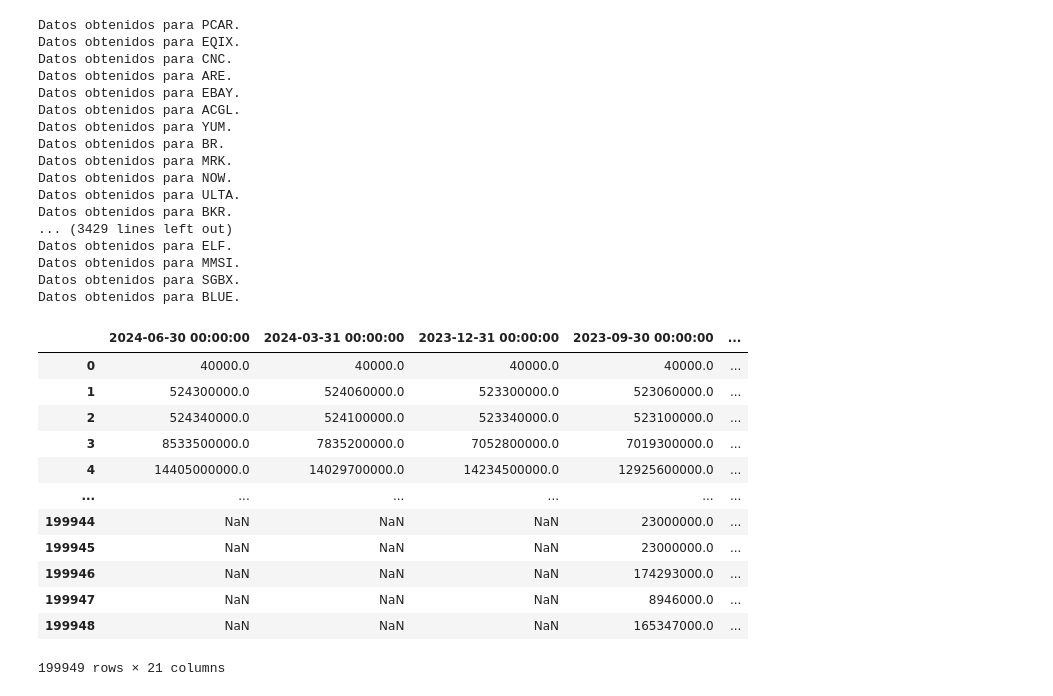
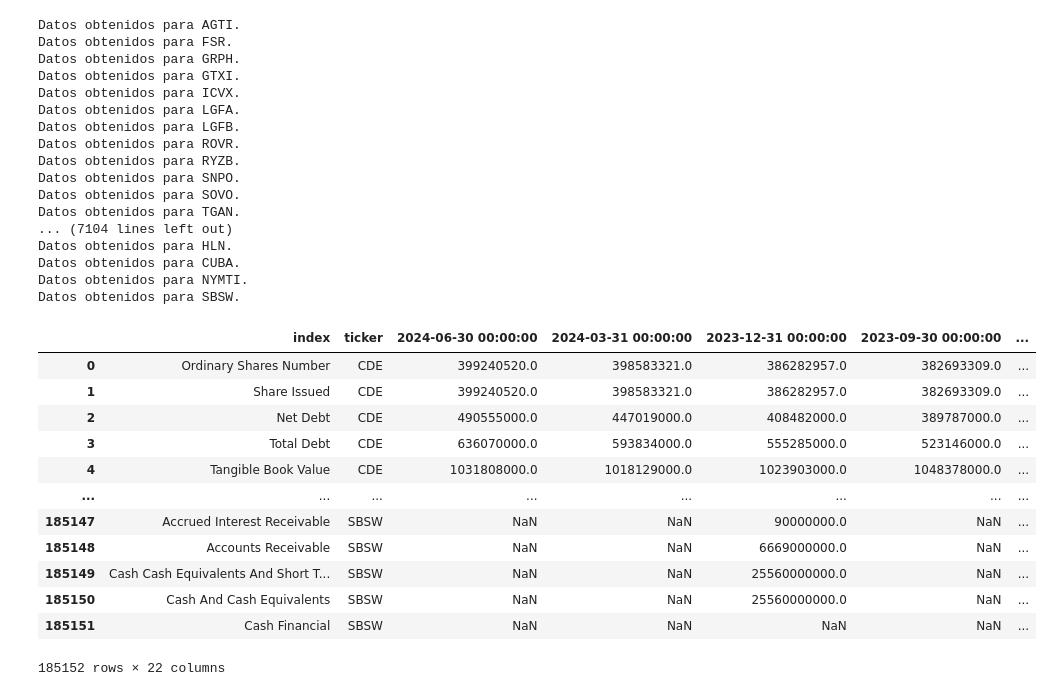
Before and after one commit to cmatoses/financialkeepcoders, a Jupyter notebook: bronze_ticker_quarterly_balance_sheet.ipynb, the cells around one changed output. Saved outputs shown, nothing was run; the diff lists cells and outputs as text; code cells hidden in the pictures.

```diff
--- a/bronze_ticker_quarterly_balance_sheet.ipynb
+++ b/bronze_ticker_quarterly_balance_sheet.ipynb
@@ -27,13 +26,13 @@ dataset_to_save = 'bronze'
 # Conectamos con Bigquery
 bigquery = BigQueryUtils(key_path)
 # %%
-tickers = bigquery.run_query(
+unique_tickers = bigquery.run_query(
     f"""
     SELECT DISTINCT
         ticker
-    FROM {project}.{dataset}.{table}
+    FROM sara-carles-keepcoding.bronze.bronze_ticker_info
     """
 )
-tickers
+unique_tickers
 # %% [output]
 |  | ticker |
@@ -52,59 +51,59 @@ tickers
 # %%
 import yfinance as yf
 import pandas as pd
 
 data = []
 
-for _, row in tickers.iterrows():
+for _, row in unique_tickers.iterrows():
     ticker = row['ticker']  # Corregir el nombre de la columna para acceder al ticker
 
     try:
         # Obtener datos históricos
         data_row = yf.Ticker(ticker).quarterly_balance_sheet
         # Convertir el DataFrame a formato largo para facilitar la concatenación
-        # data_row = data_row.reset_index()
+        data_row = data_row.reset_index()
         # Agregar el ticker como una columna en los datos históricos
         data_row['ticker'] = ticker
         # Añadir los datos a la lista
         data.append(data_row)
         print(f"Datos obtenidos para {ticker}.")
     except Exception as e:
         print(f"Error al obtener datos para {ticker}: {e}")
 
 # Concatenar todos los DataFrames en uno solo
 df = pd.concat(data, ignore_index=True)
 df
 # %% [output]
-Datos obtenidos para PCAR.
-Datos obtenidos para EQIX.
-Datos obtenidos para CNC.
-Datos obtenidos para ARE.
-Datos obtenidos para EBAY.
-Datos obtenidos para ACGL.
-Datos obtenidos para YUM.
-Datos obtenidos para BR.
-Datos obtenidos para MRK.
-Datos obtenidos para NOW.
-Datos obtenidos para ULTA.
-Datos obtenidos para BKR.
-... (3429 lines left out)
-Datos obtenidos para ELF.
-Datos obtenidos para MMSI.
-Datos obtenidos para SGBX.
-Datos obtenidos para BLUE.
+Datos obtenidos para AGTI.
+Datos obtenidos para FSR.
+Datos obtenidos para GRPH.
+Datos obtenidos para GTXI.
+Datos obtenidos para ICVX.
+Datos obtenidos para LGFA.
+Datos obtenidos para LGFB.
+Datos obtenidos para ROVR.
+Datos obtenidos para RYZB.
+Datos obtenidos para SNPO.
+Datos obtenidos para SOVO.
+Datos obtenidos para TGAN.
+... (7104 lines left out)
+Datos obtenidos para HLN.
+Datos obtenidos para CUBA.
+Datos obtenidos para NYMTI.
+Datos obtenidos para SBSW.
-|  | 2024-06-30 00:00:00 | 2024-03-31 00:00:00 | 2023-12-31 00:00:00 | 2023-09-30 00:00:00 | ... |
-| 0 | 40000.0 | 40000.0 | 40000.0 | 40000.0 | ... |
-| 1 | 524300000.0 | 524060000.0 | 523300000.0 | 523060000.0 | ... |
-| 2 | 524340000.0 | 524100000.0 | 523340000.0 | 523100000.0 | ... |
-| 3 | 8533500000.0 | 7835200000.0 | 7052800000.0 | 7019300000.0 | ... |
-| 4 | 14405000000.0 | 14029700000.0 | 14234500000.0 | 12925600000.0 | ... |
-| ... | ... | ... | ... | ... | ... |
-| 199944 | NaN | NaN | NaN | 23000000.0 | ... |
-| 199945 | NaN | NaN | NaN | 23000000.0 | ... |
-| 199946 | NaN | NaN | NaN | 174293000.0 | ... |
-| 199947 | NaN | NaN | NaN | 8946000.0 | ... |
-| 199948 | NaN | NaN | NaN | 165347000.0 | ... |
+|  | index | ticker | 2024-06-30 00:00:00 | 2024-03-31 00:00:00 | 2023-12-31 00:00:00 | 2023-09-30 00:00:00 | ... |
+| 0 | Ordinary Shares Number | CDE | 399240520.0 | 398583321.0 | 386282957.0 | 382693309.0 | ... |
+| 1 | Share Issued | CDE | 399240520.0 | 398583321.0 | 386282957.0 | 382693309.0 | ... |
+| 2 | Net Debt | CDE | 490555000.0 | 447019000.0 | 408482000.0 | 389787000.0 | ... |
+| 3 | Total Debt | CDE | 636070000.0 | 593834000.0 | 555285000.0 | 523146000.0 | ... |
+| 4 | Tangible Book Value | CDE | 1031808000.0 | 1018129000.0 | 1023903000.0 | 1048378000.0 | ... |
+| ... | ... | ... | ... | ... | ... | ... | ... |
+| 185147 | Accrued Interest Receivable | SBSW | NaN | NaN | 90000000.0 | NaN | ... |
+| 185148 | Accounts Receivable | SBSW | NaN | NaN | 6669000000.0 | NaN | ... |
+| 185149 | Cash Cash Equivalents And Short T... | SBSW | NaN | NaN | 25560000000.0 | NaN | ... |
+| 185150 | Cash And Cash Equivalents | SBSW | NaN | NaN | 25560000000.0 | NaN | ... |
+| 185151 | Cash Financial | SBSW | NaN | NaN | NaN | NaN | ... |
-199949 rows × 21 columns
+185152 rows × 22 columns
 # %%
 # Asegurarse de que los nombres de las columnas sean strings y recórtalos
 df.columns = [str(col)[:10] for col in df.columns]
```
Also changed, not shown: parts of 4 cells of this notebook, 2 other files.
